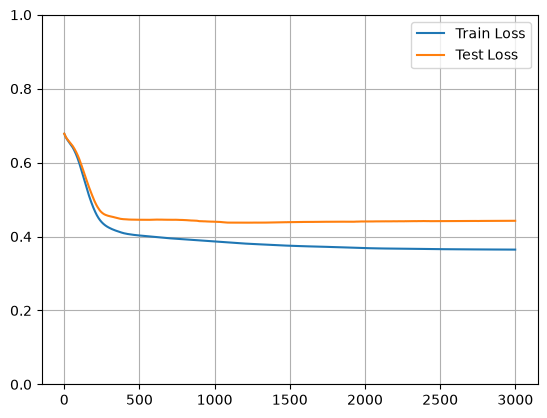
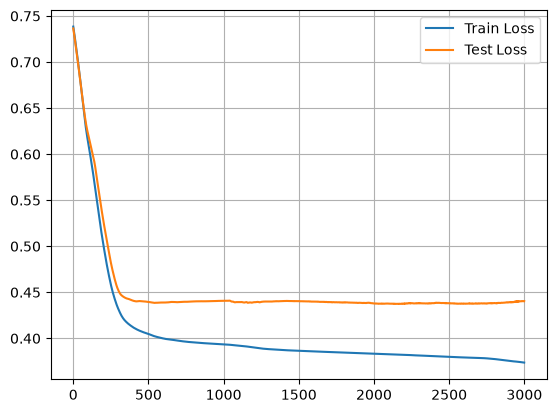
Unified diff of the notebook cell whose output changed from the first chart to the second:
--- before
+++ after
@@ -4,3 +4,3 @@
 plt.legend()
 plt.grid(True)
-plt.ylim(0, 1)
+# plt.ylim(0, 1)

Commit: Image FC demo and CNN demo with progress bars for training and testing loops